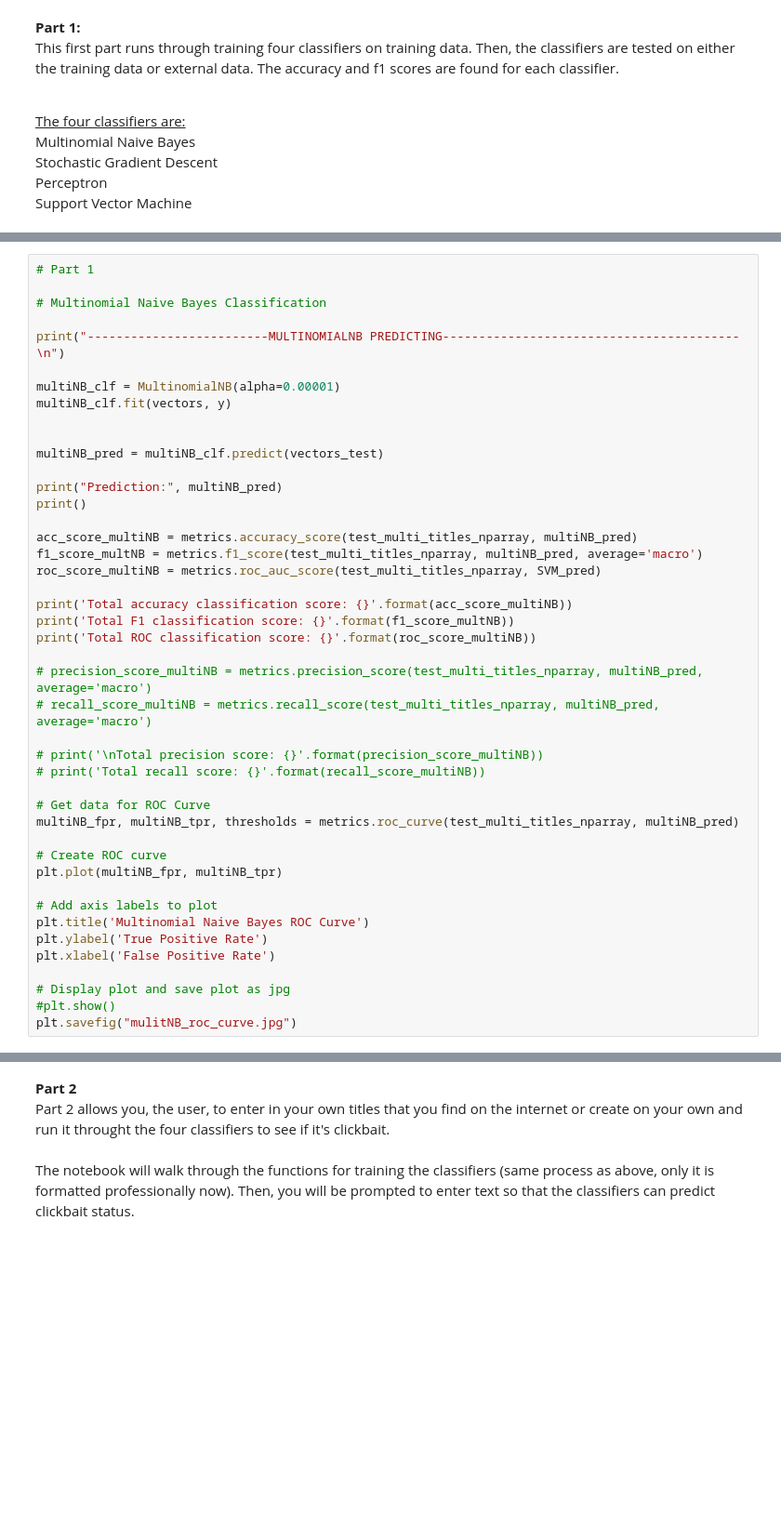
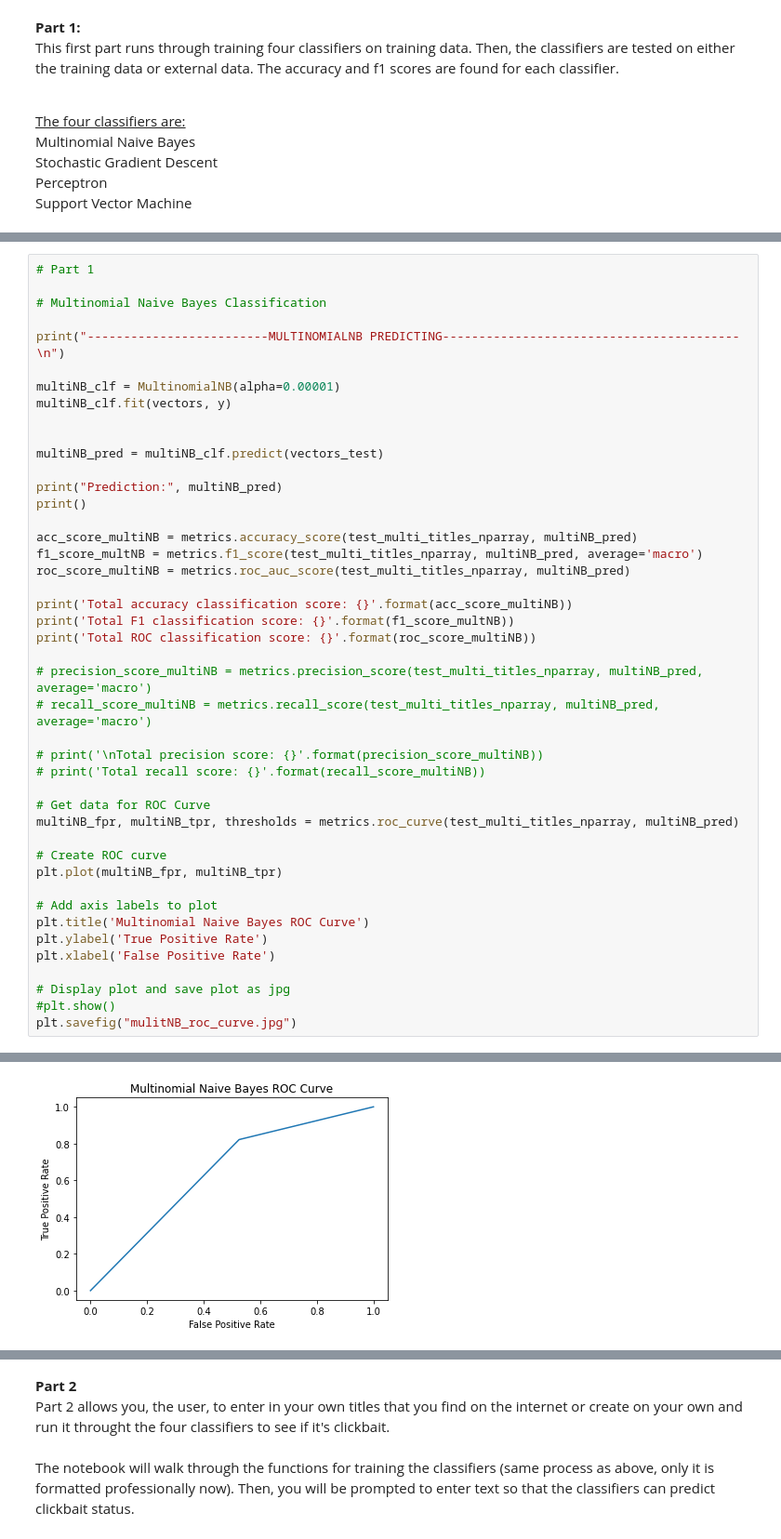
Before and after one commit to mbiegel1/clickbait_detection_mbiegel1, a Jupyter notebook: clickbait_detection.ipynb, the cells around one changed output, grey strips where cells are left out. Shown at 93% size. Cells and saved outputs as stored; diff of their text form; blank space fills up the shorter version.

Commit message:
Found error in roc scores

```diff
--- a/clickbait_detection.ipynb
+++ b/clickbait_detection.ipynb
@@ -106,7 +115,7 @@ print()
 
 acc_score_multiNB = metrics.accuracy_score(test_multi_titles_nparray, multiNB_pred)
 f1_score_multNB = metrics.f1_score(test_multi_titles_nparray, multiNB_pred, average='macro')
-roc_score_multiNB = metrics.roc_auc_score(test_multi_titles_nparray, SVM_pred)
+roc_score_multiNB = metrics.roc_auc_score(test_multi_titles_nparray, multiNB_pred)
 
 print('Total accuracy classification score: {}'.format(acc_score_multiNB))
 print('Total F1 classification score: {}'.format(f1_score_multNB))
@@ -132,3 +141,4 @@ plt.xlabel('False Positive Rate')
 # Display plot and save plot as jpg
 #plt.show()
 plt.savefig("mulitNB_roc_curve.jpg")
+# %% [output]
@@ -135,3 +157,4 @@ plt.savefig("mulitNB_roc_curve.jpg")
+[figure, added]
 # %%
 # Part 1
 
```
Also changed, not shown: parts of 9 cells of this notebook.
